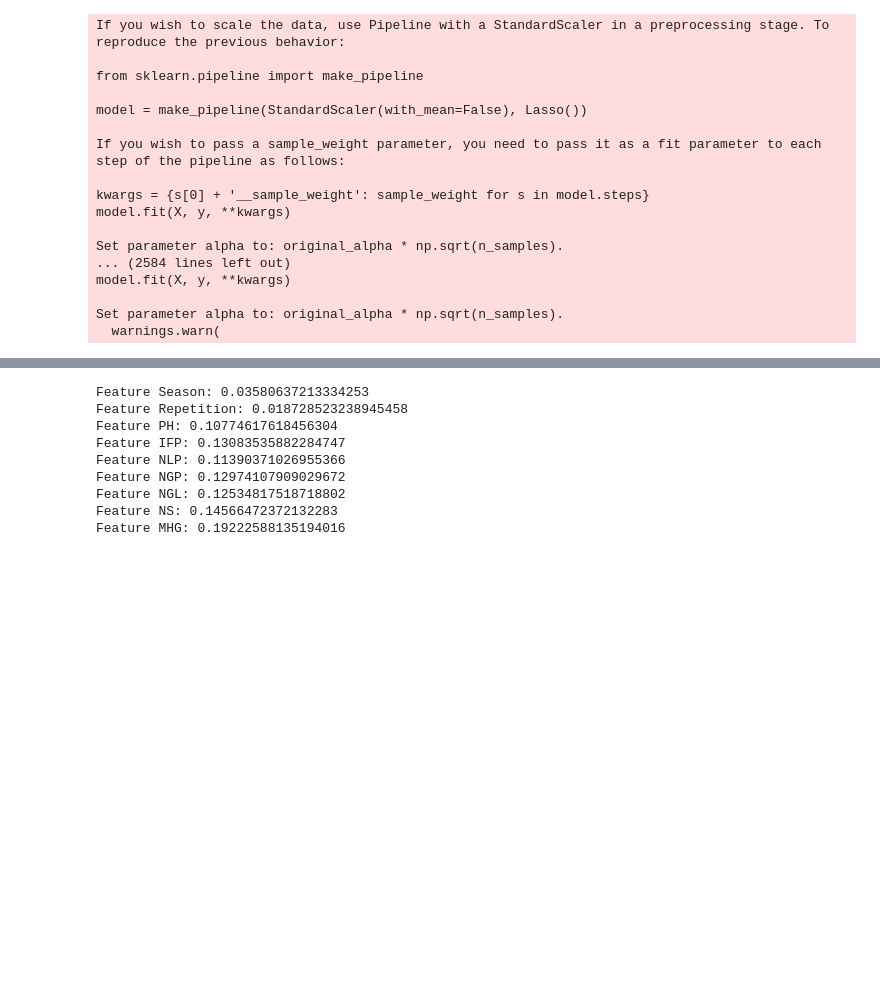
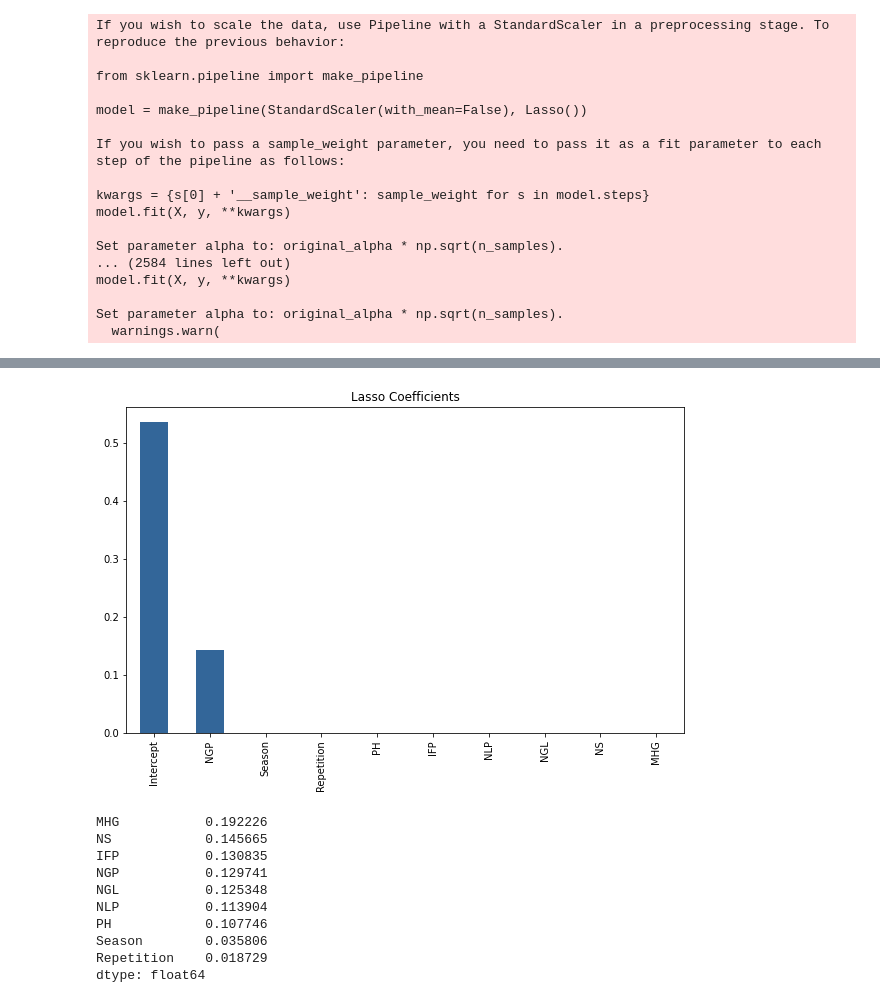
Before and after one commit to YiningMa0822/Bayesian-Statistics-Project, a Jupyter notebook: Prepare.ipynb, the cells around one changed output, grey strips where cells are left out. Cells and saved outputs as stored; diff of their text form; code cells hidden in the pictures; blank space fills up the shorter version.

```diff
--- a/Prepare.ipynb
+++ b/Prepare.ipynb
@@ -160,6 +144,14 @@ NGL           0.000000
 NS            0.000000
 MHG           0.000000
 Name: original_coeff, dtype: float64
+# %%
+# plot the coefficients
+plt.figure(figsize=(10, 6))
+sorted_lasso_coeff.plot(kind='bar', color='#336699')
+plt.title('Lasso Coefficients')
+plt.show()
+# %% [output]
+[figure, added]
 # %%
 ## random foretst
 # %%
@@ -172,15 +164,18 @@ clf.fit(x, y)
 # Print feature importance
 # Print feature importance
 importances = clf.feature_importances_
-for i in range(len(importances)):
-  print(f"Feature {x.columns[i]}: {importances[i]}")
+# order based on importance
+importances = pd.Series(importances, index=x.columns)
+importances = importances.sort_values(ascending=False)
+print(importances)
 # %% [output]
-Feature Season: 0.03580637213334253
-Feature Repetition: 0.018728523238945458
-Feature PH: 0.10774617618456304
-Feature IFP: 0.13083535882284747
-Feature NLP: 0.11390371026955366
-Feature NGP: 0.12974107909029672
-Feature NGL: 0.12534817518718802
-Feature NS: 0.14566472372132283
-Feature MHG: 0.19222588135194016
+MHG           0.192226
+NS            0.145665
+IFP           0.130835
+NGP           0.129741
+NGL           0.125348
+NLP           0.113904
+PH            0.107746
+Season        0.035806
+Repetition    0.018729
+dtype: float64
```
Also changed, not shown: parts of 10 cells of this notebook, 8 other files.
